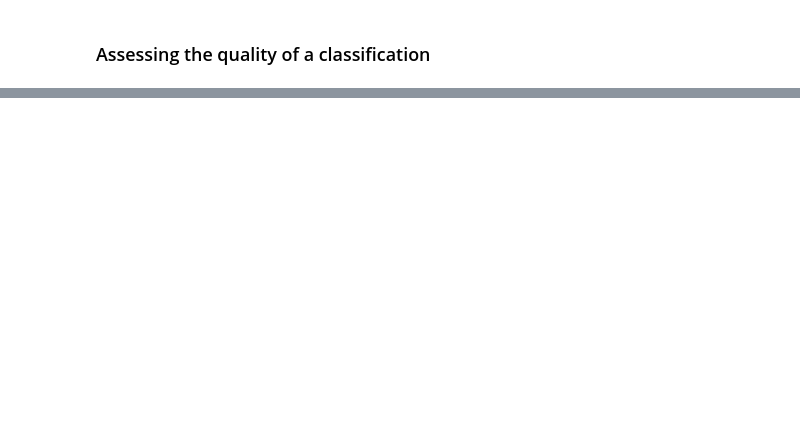
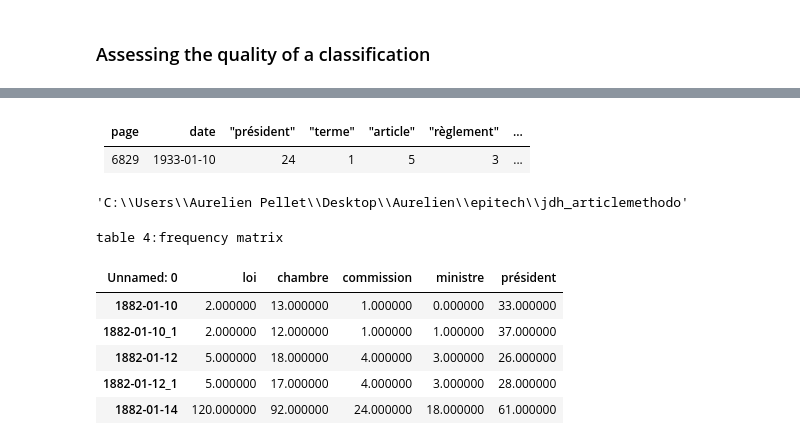
Before and after one commit to atomegoyan/template_jdh, a Jupyter notebook: author_guideline_template.ipynb, the cells around one changed output, grey strips where cells are left out. Cells and saved outputs as stored; diff of their text form; code cells hidden in the pictures; blank space fills up the shorter version.

```diff
--- a/author_guideline_template.ipynb
+++ b/author_guideline_template.ipynb
@@ -79,0 +226,4 @@ display(Image(r"latex+images+python\img\jo33.jpg",height=200), metadata=metadata
+# %% [markdown]
+|page|date|"président"|"terme"|"article"|"règlement"|...|
+|---|---|---|---|---|---|---|
+6829|1933-01-10|24|1|5|3|...|
@@ -79,0 +259,25 @@ display(Image(r"latex+images+python\img\jo33.jpg",height=200), metadata=metadata
+# %%
+path_to_data = r"C:\Users\Aurelien Pellet\Desktop\Aurelien\epitech\methodo_histoire_nlp"
+path_to_images = r"C:\Users\Aurelien Pellet\Desktop\Aurelien\epitech\jdh_articlemethodo\media"
+"os.getcwd()
+# %% [output]
+'C:\\Users\\Aurelien Pellet\\Desktop\\Aurelien\\epitech\\jdh_articlemethodo'
+# %%
+matx_occurrences: pd.DataFrame = pd.read_csv(os.path.join(path_to_data, "comptage_1882_corr.csv"), sep=";",
+                                             encoding="utf-8", header=0).set_index("Unnamed: 0")
+matx_occurrences.loc[:, "total"] = matx_occurrences.sum(axis=1)
+matx_occurrences = matx_occurrences.sort_values(by="total", ascending=False)
+matx_occurrences = matx_occurrences.loc[matx_occurrences.total > 50, :].drop("total", axis=1).fillna(0)
+matx_occurrences = matx_occurrences.transpose()
+proximity = MinMaxScaler().fit_transform(matx_occurrences)
+
+caption_content = "table 4:frequency matrix"
+display(matx_occurrences.iloc[:5,:5].style.set_caption(caption_content),metadata={"jdh":{"object":{"source": [caption_content]}}})
+# %% [output]
+table 4:frequency matrix
+| Unnamed: 0 | loi | chambre | commission | ministre | président |
+| 1882-01-10 | 2.000000 | 13.000000 | 1.000000 | 0.000000 | 33.000000 |
+| 1882-01-10_1 | 2.000000 | 12.000000 | 1.000000 | 1.000000 | 37.000000 |
+| 1882-01-12 | 5.000000 | 18.000000 | 4.000000 | 3.000000 | 26.000000 |
+| 1882-01-12_1 | 5.000000 | 17.000000 | 4.000000 | 3.000000 | 28.000000 |
+| 1882-01-14 | 120.000000 | 92.000000 | 24.000000 | 18.000000 | 61.000000 |
```
Also changed, not shown: parts of 20 cells of this notebook.
